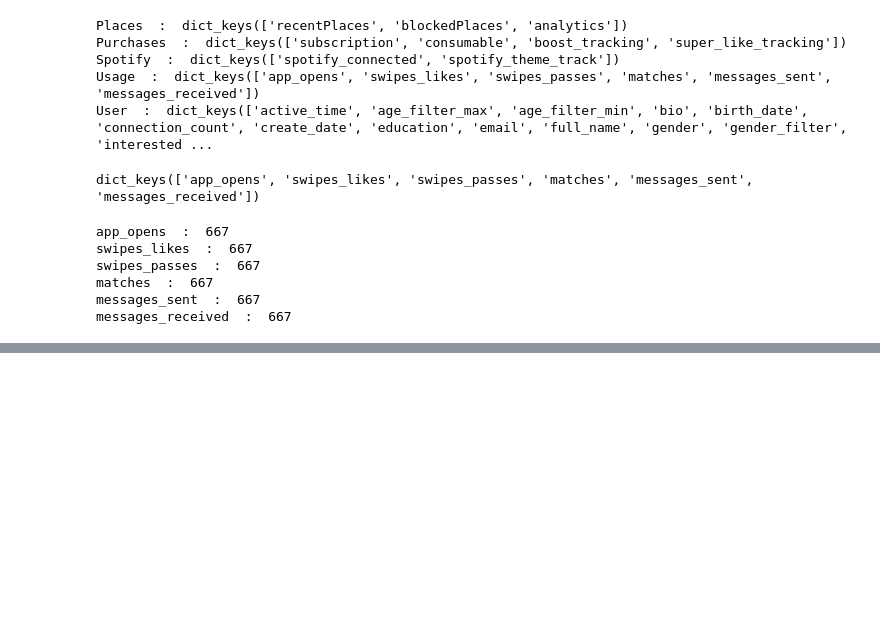
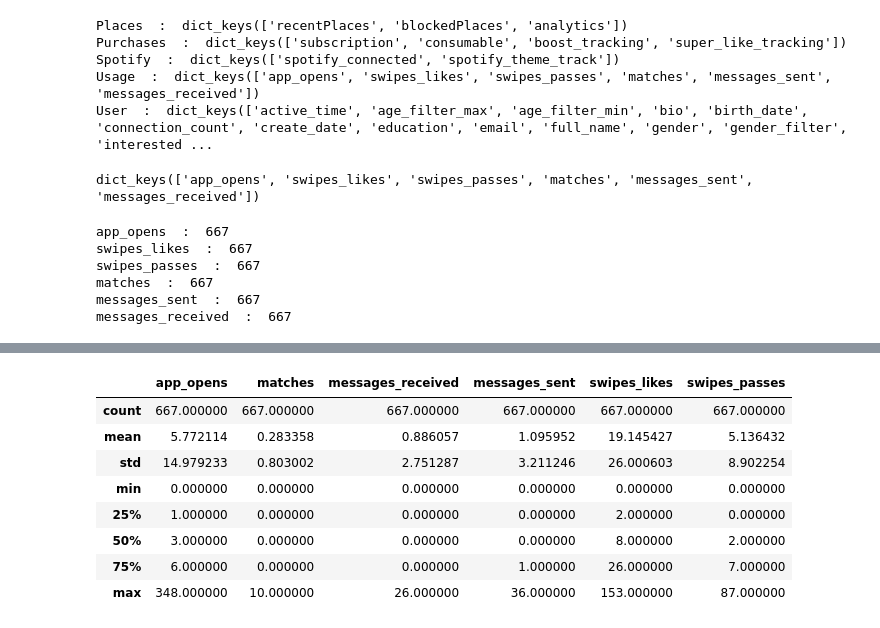
Before and after one commit to malctaylor15/Tinder_analysis, a Jupyter notebook: EDA v3 Usage.ipynb, the cells around one changed output, grey strips where cells are left out. Cells and saved outputs as stored; diff of their text form; code cells hidden in the pictures; blank space fills up the shorter version.

```diff
--- a/EDA v3 Usage.ipynb
+++ b/EDA v3 Usage.ipynb
@@ -49,0 +117,12 @@ demo = pd.Series(data["Usage"]["app_opens"])
+# %%
+usage_df.describe()
+# %% [output]
+|  | app_opens | matches | messages_received | messages_sent | swipes_likes | swipes_passes |
+| count | 667.000000 | 667.000000 | 667.000000 | 667.000000 | 667.000000 | 667.000000 |
+| mean | 5.772114 | 0.283358 | 0.886057 | 1.095952 | 19.145427 | 5.136432 |
+| std | 14.979233 | 0.803002 | 2.751287 | 3.211246 | 26.000603 | 8.902254 |
+| min | 0.000000 | 0.000000 | 0.000000 | 0.000000 | 0.000000 | 0.000000 |
+| 25% | 1.000000 | 0.000000 | 0.000000 | 0.000000 | 2.000000 | 0.000000 |
+| 50% | 3.000000 | 0.000000 | 0.000000 | 0.000000 | 8.000000 | 2.000000 |
+| 75% | 6.000000 | 0.000000 | 0.000000 | 1.000000 | 26.000000 | 7.000000 |
+| max | 348.000000 | 10.000000 | 26.000000 | 36.000000 | 153.000000 | 87.000000 |
```
Also changed, not shown: parts of 22 cells of this notebook.
